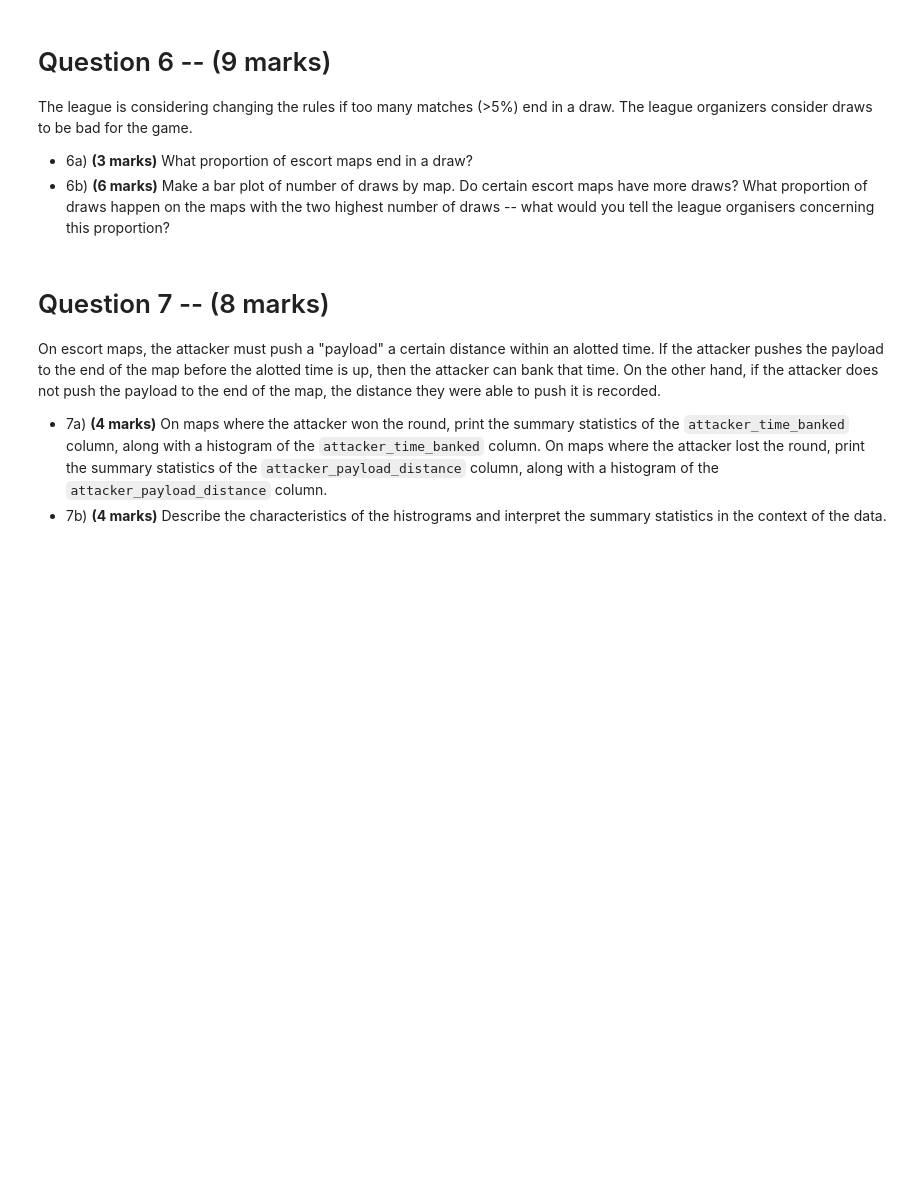
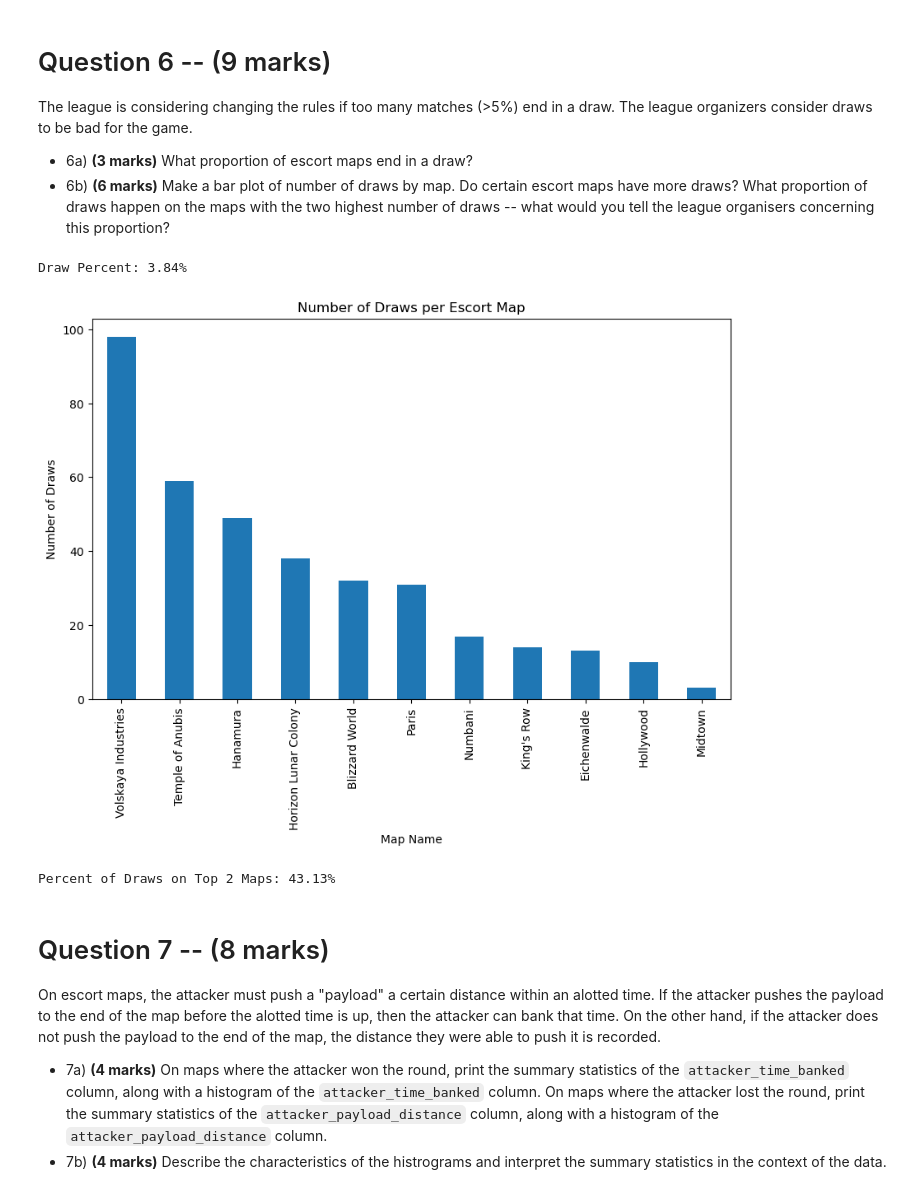
Before and after one commit to Ajay425/math-1130, a Jupyter notebook: assignment_1_alt/assignment_1_alt/assignment_1_STUDENT.ipynb, the cells around one changed output. Saved outputs shown, nothing was run; the diff lists cells and outputs as text; code cells hidden in the pictures; blank space fills up the shorter version.

```diff
--- a/assignment_1_alt/assignment_1_alt/assignment_1_STUDENT.ipynb
+++ b/assignment_1_alt/assignment_1_alt/assignment_1_STUDENT.ipynb
@@ -374,6 +640,40 @@ The league is considering changing the rules if too many matches (>5\%) end in a
 
 - 6a) **(3 marks)** What proportion of escort maps end in a draw?
 - 6b) **(6 marks)** Make a bar plot of number of draws by map. Do certain escort maps have more draws? What proportion of draws happen on the maps with the two highest number of draws -- what would you tell the league organisers concerning this proportion?
+# %%
+import pandas as pd
+import matplotlib.pyplot as plt
+
+# Step 1: Subset the data for escort maps
+escort_maps = df[df['map_type'] == 'escort']  # Assuming 'map_type' identifies escort maps
+
+# Step 2: Identify escort maps that ended in a draw
+# Assuming 'map_winner' contains 'draw' for maps that ended in a draw
+escort_draws = escort_maps[escort_maps['map_winner'] == 'draw']
+
+# Step 3: Calculate the percentage of escort maps that ended in a draw
+draw_percent = (escort_draws.shape[0] / escort_maps.shape[0]) * 100
+print(f"Draw Percent: {round(draw_percent, 2)}%")
+
+# Step 4: Group by map name and count the number of draws for each map
+draws_by_map = escort_draws.groupby('map_name').size().sort_values(ascending=False)
+
+# Step 5: Plot the number of draws per map
+draws_by_map.plot(kind='bar', figsize=(10, 6))
+plt.title("Number of Draws per Escort Map")
+plt.xlabel("Map Name")
+plt.ylabel("Number of Draws")
+plt.show()
+
+# Step 6: Calculate the percentage of draws that occurred on the top two maps
+top_two_maps_draws = draws_by_map[0:2].sum()  # Sum of draws for the top two maps
+total_draws = draws_by_map.sum()  # Total number of draws
+top_two_maps_percent = (top_two_maps_draws / total_draws) * 100
+print(f"Percent of Draws on Top 2 Maps: {round(top_two_maps_percent, 2)}%")
+# %% [output]
+Draw Percent: 3.84%
+[figure, added]
+Percent of Draws on Top 2 Maps: 43.13%
 # %% [markdown]
 # Question 7 -- (8 marks)
 
```
Also changed, not shown: parts of 10 cells of this notebook.
